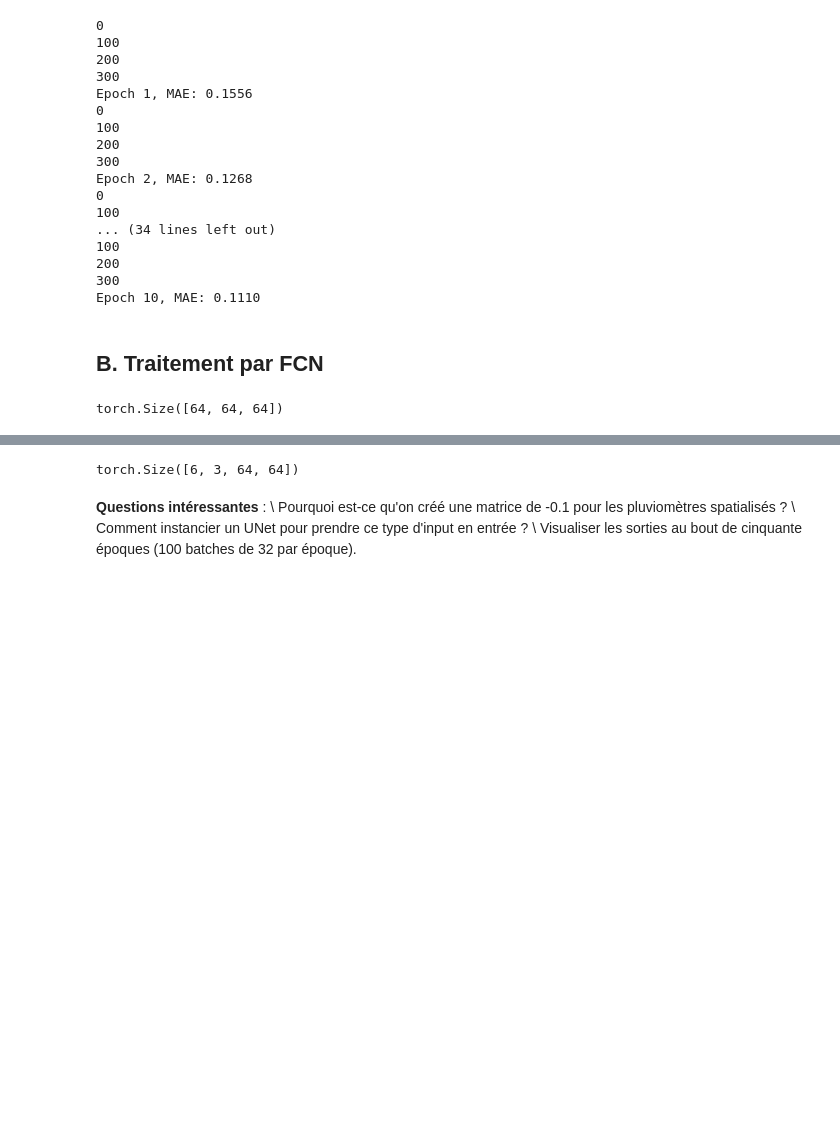
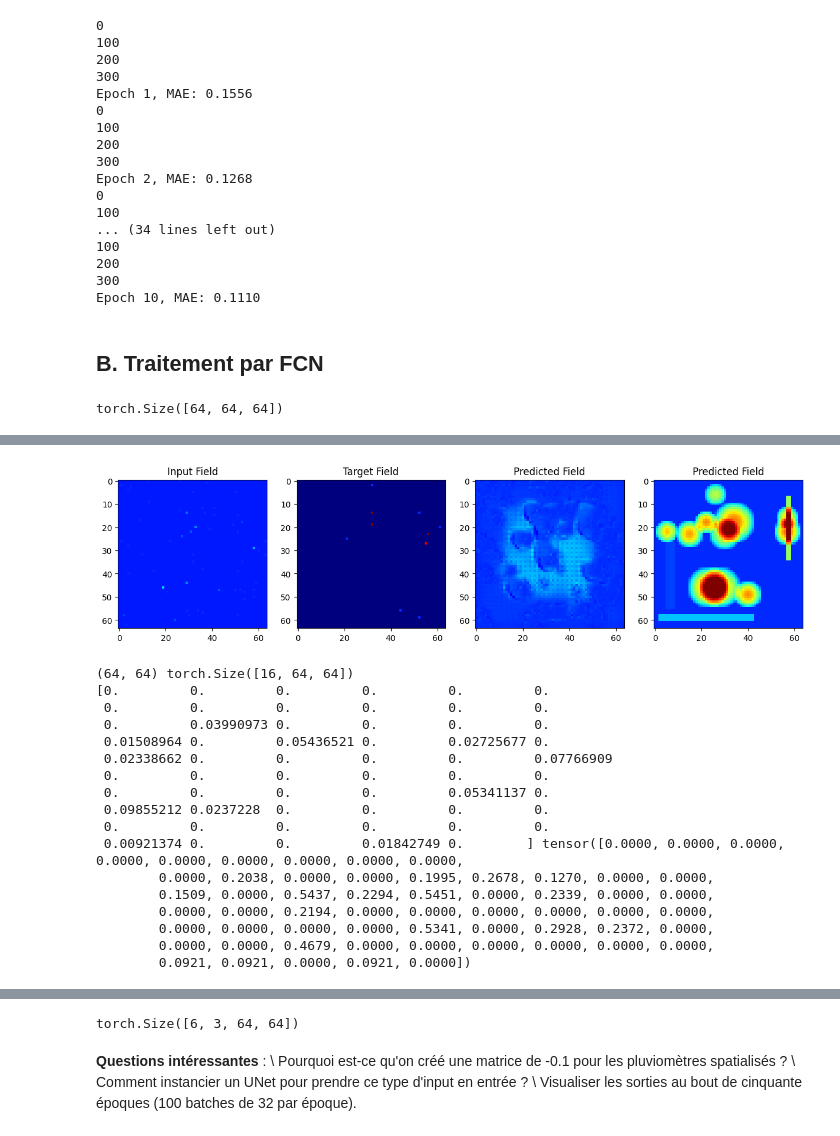
Before and after one commit to nanopiero/fusion_2d_od, a Jupyter notebook: notebooks/build_fusion_2d_of_problem.ipynb, the cells around one changed output, grey strips where cells are left out. Saved outputs shown, nothing was run; the diff lists cells and outputs as text; code cells hidden in the pictures; blank space fills up the shorter version.

```diff
--- a/notebooks/build_fusion_2d_of_problem.ipynb
+++ b/notebooks/build_fusion_2d_of_problem.ipynb
@@ -679,0 +593,13 @@ Seule obstacle : comment concaténer les entrées. D'où le code suivant:
+# %%
+# Create UNet model and loader
+from fusion_2d_od.utile_denoising import UNet
+
+ch_in = 2
+ch_out = 1
+size = 16
+
+# Instanciation :
+model = UNet(ch_in, ch_out, size)
+optimizer = torch.optim.Adam(model.parameters(), lr=0.001)
+gauge_loader = DataLoader(gauge_dataset, batch_size=1, shuffle=True, num_workers=4)
+gauges, ground_truth, x, y, proj_x, proj_y = visualize_unet_output(unet_model, gauge_loader)
@@ -679,0 +610,29 @@ Seule obstacle : comment concaténer les entrées. D'où le code suivant:
+# %%
+
+
+# Training loop
+gauge_loader = DataLoader(gauge_dataset, batch_size=16, shuffle=True, num_workers=4)
+num_epochs = 10
+device = torch.device("cuda" if torch.cuda.is_available() else "cpu")
+model = model.to(device)
+for epoch in range(num_epochs):
+    model.train()
+    total_loss = 0
+    count = 0
+
+    for batch in gauge_loader:
+        gauges, _ = batch
+        gauges = gauges.to(device)
+        x, y = part_gauges(gauges)
+        proj_x, proj_y = project_to_grid(x, y)
+        proj_x[:,1] /= 10.
+        optimizer.zero_grad()
+        pred = model(proj_x)
+        loss = masked_mae_loss(pred, proj_y)
+        loss.backward()
+        optimizer.step()
+
+        total_loss += loss.item()
+        count += 1
+
+    print(f"Epoch {epoch + 1}, MAE: {total_loss / count:.4f}")
@@ -680,2 +646,23 @@ Seule obstacle : comment concaténer les entrées. D'où le code suivant:
+# %%
+gauges, ground_truth, x, y, proj_x, proj_y = visualize_unet_output(model, gauge_loader)
+# %% [output]
+[figure, added]
+(64, 64) torch.Size([16, 64, 64])
+[0.         0.         0.         0.         0.         0.
+ 0.         0.         0.         0.         0.         0.
+ 0.         0.03990973 0.         0.         0.         0.
+ 0.01508964 0.         0.05436521 0.         0.02725677 0.
+ 0.02338662 0.         0.         0.         0.         0.07766909
+ 0.         0.         0.         0.         0.         0.
+ 0.         0.         0.         0.         0.05341137 0.
+ 0.09855212 0.0237228  0.         0.         0.         0.
+ 0.         0.         0.         0.         0.         0.
+ 0.00921374 0.         0.         0.01842749 0.        ] tensor([0.0000, 0.0000, 0.0000, 0.0000, 0.0000, 0.0000, 0.0000, 0.0000, 0.0000,
+        0.0000, 0.2038, 0.0000, 0.0000, 0.1995, 0.2678, 0.1270, 0.0000, 0.0000,
+        0.1509, 0.0000, 0.5437, 0.2294, 0.5451, 0.0000, 0.2339, 0.0000, 0.0000,
+        0.0000, 0.0000, 0.2194, 0.0000, 0.0000, 0.0000, 0.0000, 0.0000, 0.0000,
+        0.0000, 0.0000, 0.0000, 0.0000, 0.5341, 0.0000, 0.2928, 0.2372, 0.0000,
+        0.0000, 0.0000, 0.4679, 0.0000, 0.0000, 0.0000, 0.0000, 0.0000, 0.0000,
+        0.0921, 0.0921, 0.0000, 0.0921, 0.0000])
 # %%
 lamedeau, pluviometres, radar, cmls_spatialises, cmls = gen_image_with_pairs(6, n_pairs, n_points)
```
Also changed, not shown: parts of 8 cells of this notebook.
